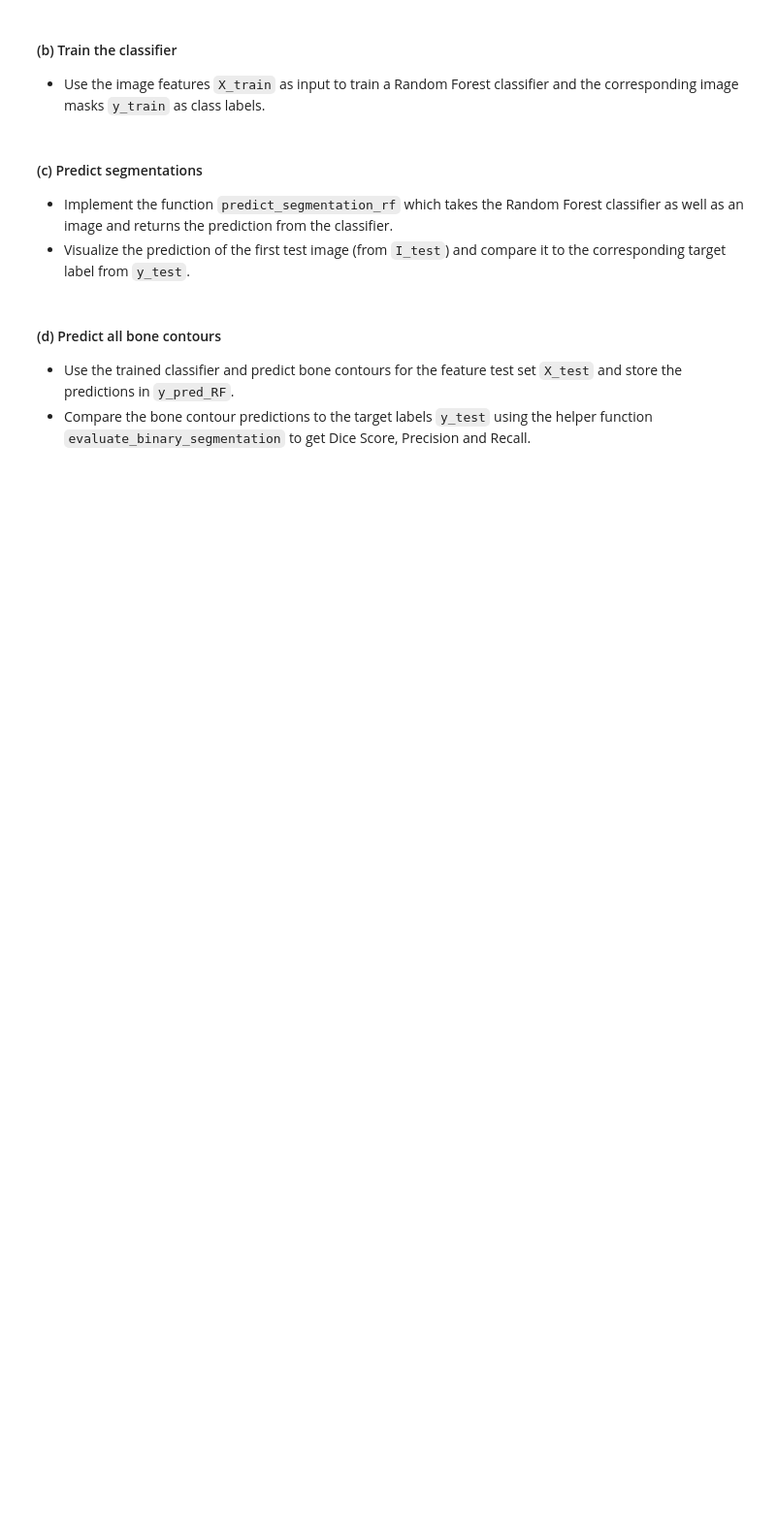
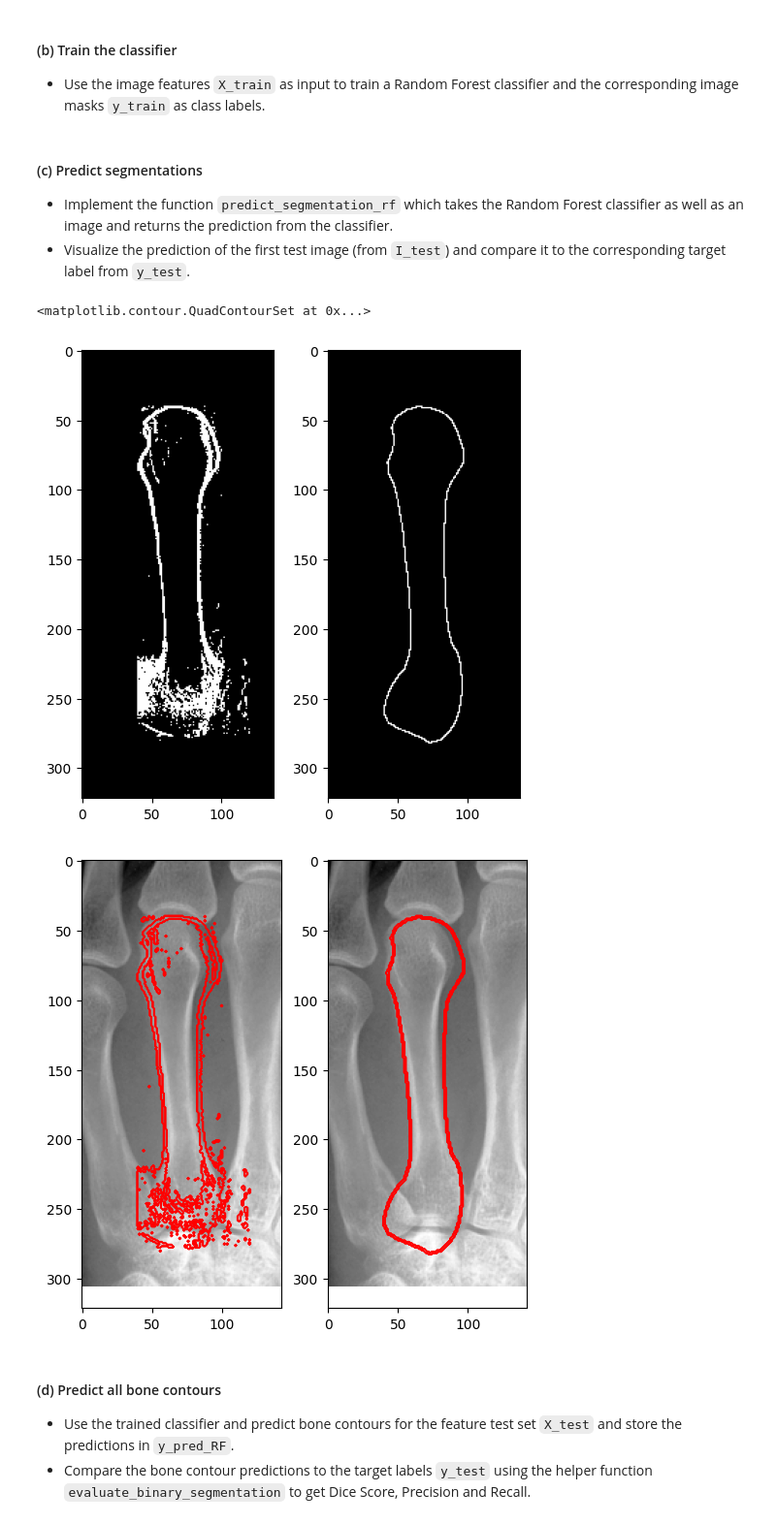
Before and after one commit to Amelie1313/MIP_Assignment2, a Jupyter notebook: notebook_03.ipynb, the cells around one changed output. Shown at 97% size. Saved outputs shown, nothing was run; the diff lists cells and outputs as text; code cells hidden in the pictures; blank space fills up the shorter version.

```diff
--- a/notebook_03.ipynb
+++ b/notebook_03.ipynb
@@ -385,10 +393,10 @@ The classification result provides per image pixel a label, where 1 denotes an e
 - Split the image set of 50 images and the corresponding masks into a training set of 30 images (`I_train`) and masks (`y_train`) and a test set of 20 images (`I_test`) and corresponding masks (`y_test`).
 - Compute the features of all images and store them in `X_train` and `X_test`, respectively.
 # %%
-I_train =
-y_train =
-I_test =
-y_test =
+I_train = images[:30]
+y_train = masks[:30]
+I_test = images[30:]
+y_test = masks[30:]
 # %% [markdown]
 ### 3.2. Random Forest (RF)
 - Implement the function `train_rf` which takes a list of feature arrays and labels (masks) and trains a Random Forest classifier and returns the trained classifier.
@@ -432,13 +494,23 @@ def train_rf(features, labels, n_trees=100, random_state=0):
     """
 
     # TODO get features and labels and train RandomForestClassifier
+    rf = RandomForestClassifier(
+        n_estimators=n_trees,
+        max_depth=None,
+        n_jobs=-1,
+        class_weight=None,
+        random_state=random_state,
+        oob_score=True
+    )
+    clf = rf.fit(features, labels)
 
     return clf
 # %% [markdown]
 #### (b) Train the classifier
 - Use the image features  `X_train` as input to train a Random Forest classifier and the corresponding image masks `y_train` as class labels.
 # %%
-rf_clf = # TODO: train Random Forest classifier
+# TODO: train Random Forest classifier
+rf_clf = train_rf(X_train, y_train_flat)
 # %% [markdown]
 #### (c) Predict segmentations
 - Implement the function `predict_segmentation_rf` which takes the Random Forest classifier as well as an image and returns the prediction from the classifier.
@@ -453,6 +525,16 @@ def predict_segmentation_rf(clf, image):
     segmentation: 2D array with predicted segmentation mask
     '''
 
+    dims = image.shape
+
     # TODO Predict segmentation using the trained Random Forest classifier
+    features = compute_features(image)
+    X = features.T
+
+    pred = clf.predict(X)
+    #print(pred.shape)
+
+    segmentation = pred.reshape(dims[0], dims[1])
+    #print(segmentation.shape)
 
     return segmentation
@@ -463,3 +541,21 @@ fig, (ax1, ax2) = plt.subplots(1, 2, figsize=(6, 6))
+# %%
+pred = predict_segmentation_rf(rf_clf, I_test[0])
+
+fig, (ax1, ax2) = plt.subplots(1, 2, figsize=(6, 6))
+# TODO: visualize the predicted segmentation and the ground truth mask
+
+ax1.imshow(pred, cmap='gray')
+ax2.imshow(y_test[0], cmap='gray')
+
+fig, (ax1, ax2) = plt.subplots(1, 2, figsize=(6, 6))
+ax1.imshow(images[0], cmap='gray')
+ax1.contour(pred, colors='red', linewidths=0.6)
+ax2.imshow(images[0], cmap='gray')
+ax2.contour(y_test[0], colors='red', linewidths=0.6)
+# %% [output]
+<matplotlib.contour.QuadContourSet at 0x...>
+[figure, added]
+[figure, added]
 # %% [markdown]
 #### (d) Predict all bone contours
 - Use the trained classifier and predict bone contours for the feature test set `X_test` and store the predictions in `y_pred_RF`.
```
Also changed, not shown: parts of 21 cells of this notebook.
